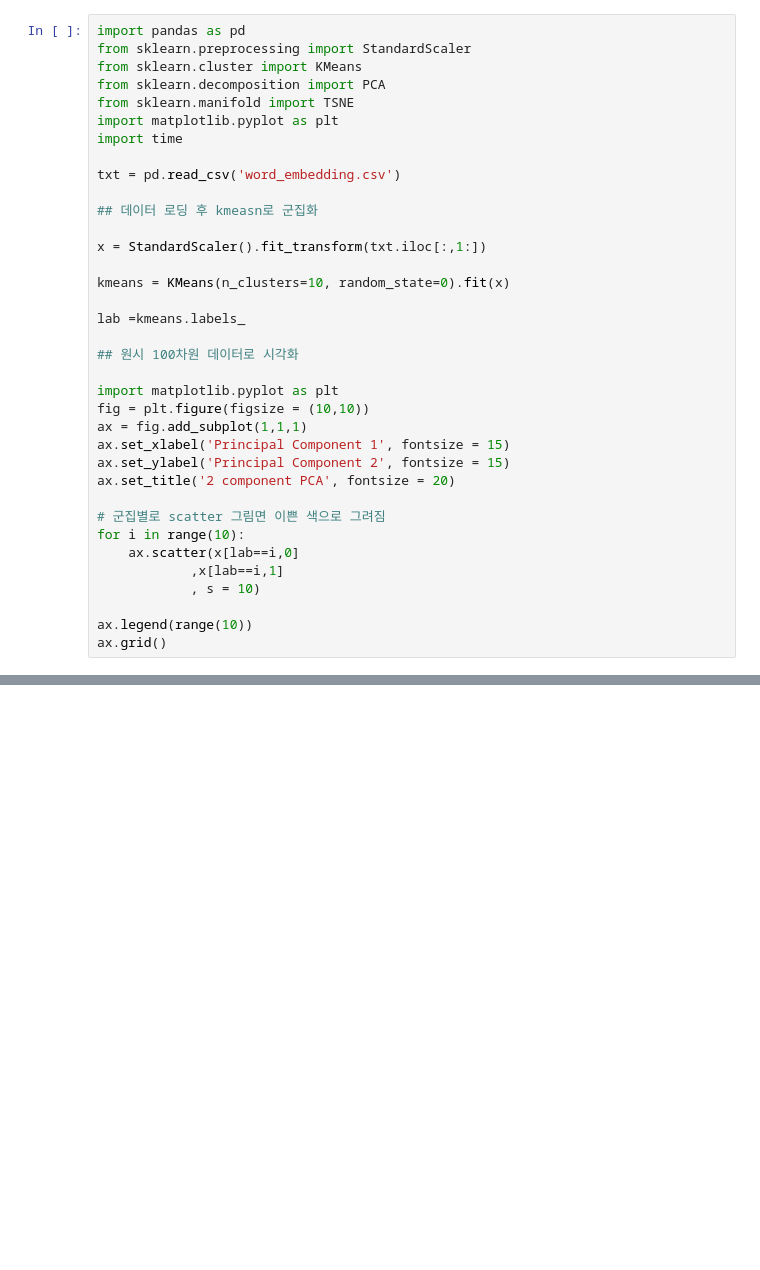
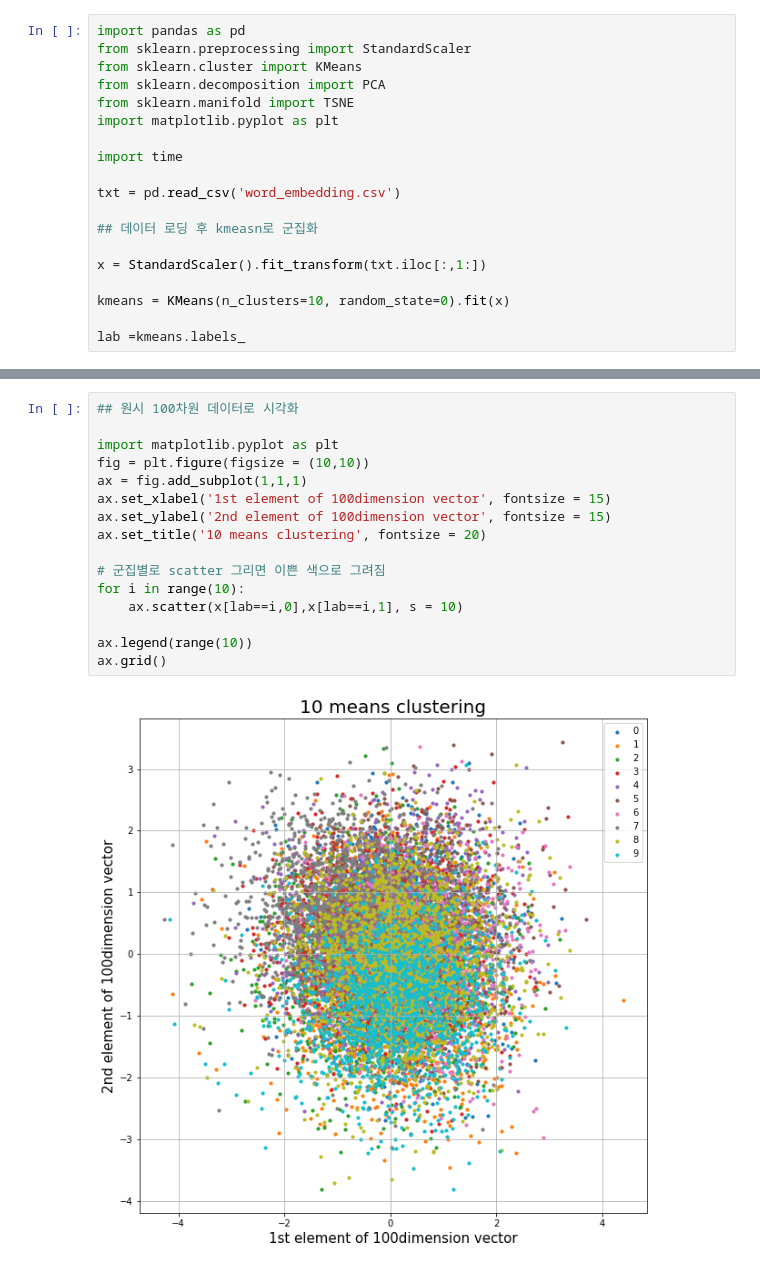
Before and after one commit to Chad4545/tobigs, a Jupyter notebook: PCA/Ass2-Chad.ipynb, the cells around one changed output, grey strips where cells are left out. Drawn from its saved outputs; the diff is of its cells as text; blank space fills up the shorter version.

```diff
--- a/PCA/Ass2-Chad.ipynb
+++ b/PCA/Ass2-Chad.ipynb
@@ -5,6 +5,7 @@ from sklearn.cluster import KMeans
 from sklearn.decomposition import PCA
 from sklearn.manifold import TSNE
 import matplotlib.pyplot as plt
+
 import time
 
 txt = pd.read_csv('word_embedding.csv')
@@ -16,21 +17,3 @@ x = StandardScaler().fit_transform(txt.iloc[:,1:])
 kmeans = KMeans(n_clusters=10, random_state=0).fit(x)
 
 lab =kmeans.labels_
-
-## 원시 100차원 데이터로 시각화
-
-import matplotlib.pyplot as plt
-fig = plt.figure(figsize = (10,10))
-ax = fig.add_subplot(1,1,1)
-ax.set_xlabel('Principal Component 1', fontsize = 15)
-ax.set_ylabel('Principal Component 2', fontsize = 15)
-ax.set_title('2 component PCA', fontsize = 20)
-
-# 군집별로 scatter 그림면 이쁜 색으로 그려짐
-for i in range(10):
-    ax.scatter(x[lab==i,0]
-            ,x[lab==i,1]
-            , s = 10)
-
-ax.legend(range(10))
-ax.grid()
@@ -38,0 +22,18 @@ ax.grid()
+# %%
+## 원시 100차원 데이터로 시각화
+
+import matplotlib.pyplot as plt
+fig = plt.figure(figsize = (10,10))
+ax = fig.add_subplot(1,1,1)
+ax.set_xlabel('1st element of 100dimension vector', fontsize = 15)
+ax.set_ylabel('2nd element of 100dimension vector', fontsize = 15)
+ax.set_title('10 means clustering', fontsize = 20)
+
+# 군집별로 scatter 그리면 이쁜 색으로 그려짐
+for i in range(10):
+    ax.scatter(x[lab==i,0],x[lab==i,1], s = 10)
+
+ax.legend(range(10))
+ax.grid()
+# %% [output]
+[figure, added]
```
Also changed, not shown: parts of 12 cells of this notebook.
